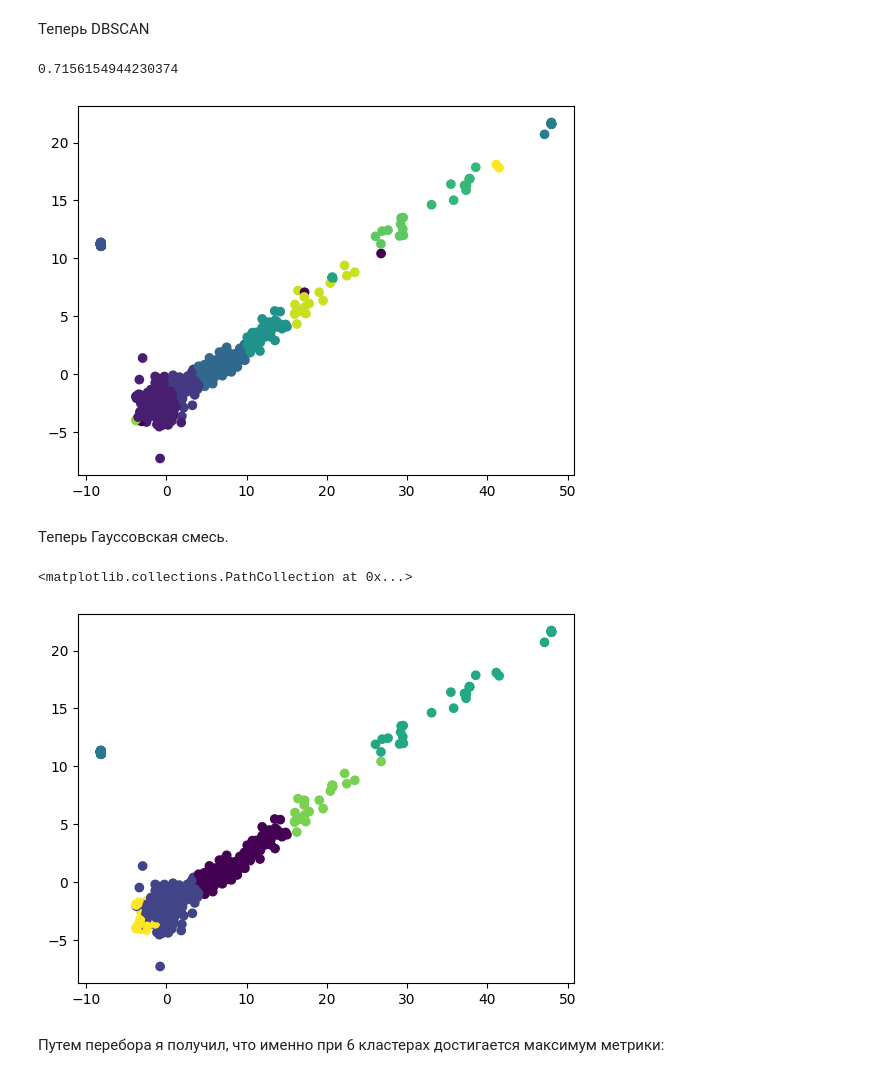
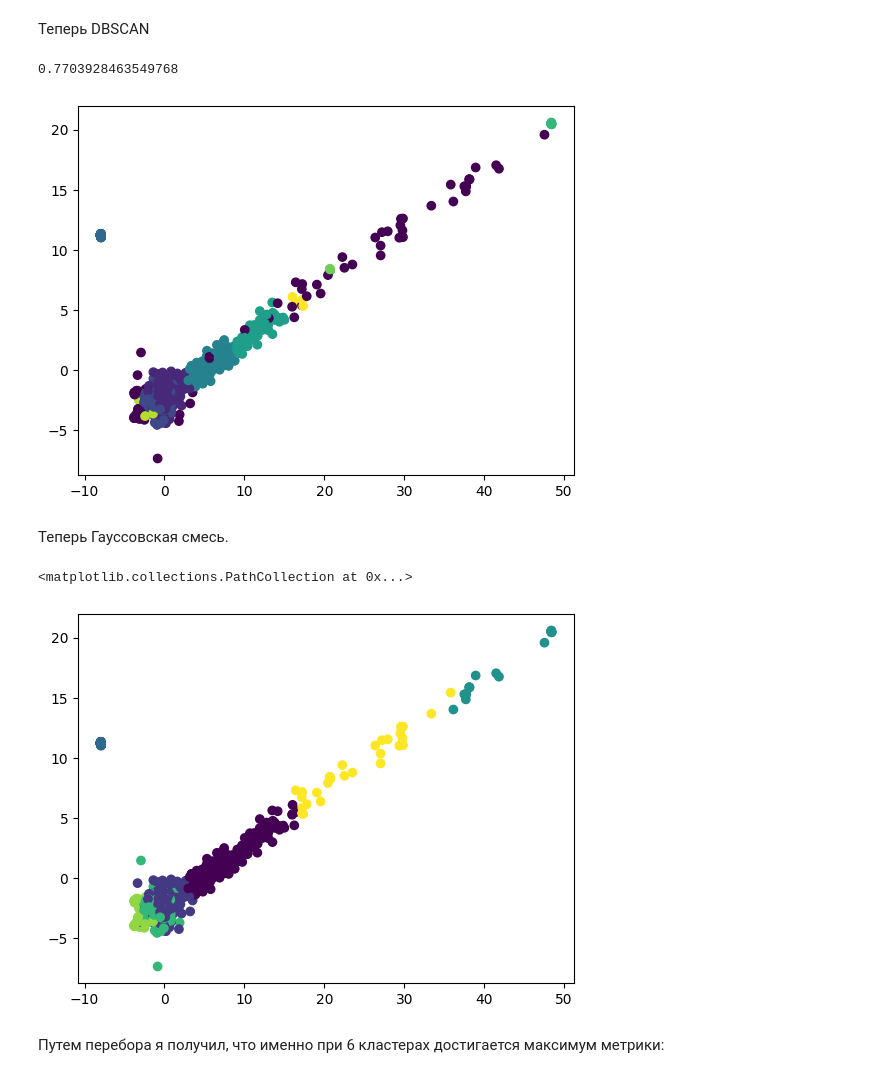
Before and after one commit to aefrt/automatization-recruiting, a Jupyter notebook: analysis.ipynb, the cells around one changed output. Cells and saved outputs as stored; diff of their text form; code cells hidden in the pictures.

```diff
--- a/analysis.ipynb
+++ b/analysis.ipynb
@@ -785,7 +1609,7 @@ df.sample(1)
 1 rows × 140 columns
 # %%
 scaler = StandardScaler()
-x = scaler.fit_transform(df.loc[:, list(df)[36:] + ['Кол-во образований', 'Опыт нормализованный','Топовость образования', 'Справочник по интересам', 'Релокация?', 'Коммандировка?', 'Город?', 'Уровень оборазования нормализованный', 'Карьерный рост', 'Аналитические комбинации слов в навыках']])
+x = scaler.fit_transform(df.loc[:, list(df)[36:-3] + ['Кол-во образований', 'Опыт нормализованный','Топовость образования', 'Справочник по интересам', 'Релокация?', 'Коммандировка?', 'Город?', 'Уровень оборазования нормализованный', 'Карьерный рост', 'Аналитические комбинации слов в навыках']])
 # %%
 pca = PCA(n_components=3)
 principalComponents = pca.fit_transform(x)
@@ -857,21 +1681,21 @@ metrics.silhouette_score(principal,l)
 Теперь DBSCAN
 # %%
 from sklearn.cluster import DBSCAN
-clustering = DBSCAN(eps=3, min_samples=2).fit(principal)
+clustering = DBSCAN(eps=1.05, min_samples=6).fit(principal)
 clustering.labels_
 plt.scatter(principal['principal component 1'],
              principal['principal component 2'],
              c=clustering.labels_,
            )
 metrics.silhouette_score(principal,clustering.labels_)
 # %% [output]
-0.7156154944230374
+0.7703928463549768
-[figure, old version]
+[figure, new version]
 # %% [markdown]
 Теперь Гауссовская смесь.
 # %%
 from sklearn.mixture import GaussianMixture
-gm = GaussianMixture(n_components=6, random_state=0).fit(principal)
+gm = GaussianMixture(n_components=7, random_state=0).fit(principal)
 gm.predict(principal)
 plt.scatter(principal['principal component 1'],
              principal['principal component 2'],
@@ -879,7 +1703,7 @@ plt.scatter(principal['principal component 1'],
            )
 # %% [output]
 <matplotlib.collections.PathCollection at 0x...>
-[figure, old version]
+[figure, new version]
 # %% [markdown]
 Путем перебора я получил, что именно при 6 кластерах достигается максимум метрики:
 # %%
```
Also changed, not shown: parts of 131 cells of this notebook, 3 other files.
